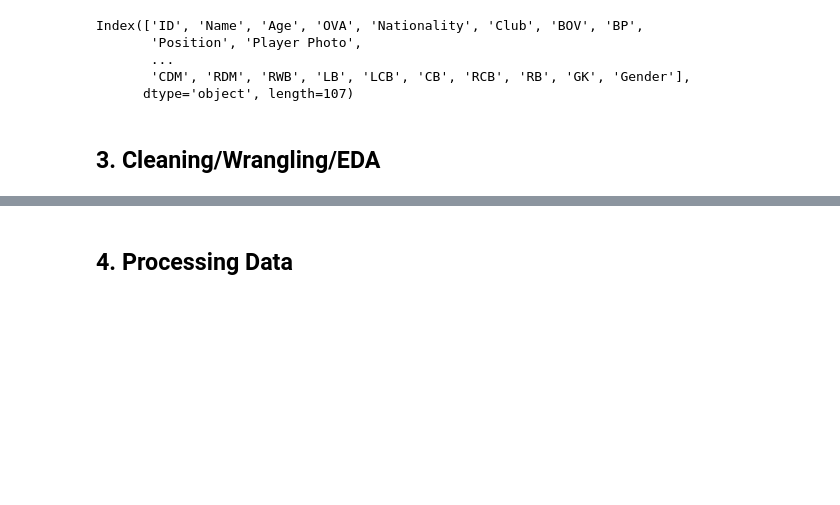
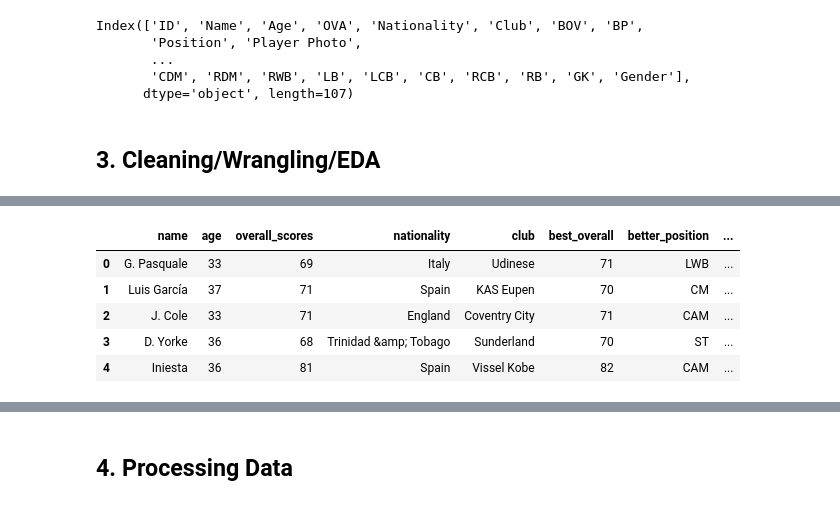
Before and after one commit to mariabollain/data_mid_bootcamp_project_FIFA_MoneyBall, a Jupyter notebook: FIFA.ipynb, the cells around one changed output, grey strips where cells are left out. Saved outputs shown, nothing was run; the diff lists cells and outputs as text; code cells hidden in the pictures; blank space fills up the shorter version.

```diff
--- a/FIFA.ipynb
+++ b/FIFA.ipynb
@@ -75,0 +185,2 @@ data.head()
+# %%
+data = data.drop(["loan_date_end","composure"], axis = 1)
@@ -75,0 +191,4 @@ data.head()
+# %%
+# we still have a lot of nans, I would keep the "club" column because it's important but the rest of the columns with nans I would drop
+data["club"] = data["club"].fillna("unknown")
+data.shape
@@ -75,0 +197,3 @@ data.head()
+# %%
+data = data.dropna(axis =1)
+data.shape
@@ -75,0 +254,5 @@ data.head()
+# %%
+# I'm going to create a new column height_cm and convert the values to cm. For that, first I remove the " symbol
+
+data["height"] = data["height"].str.replace('"',"")
+data["height"].value_counts()
@@ -75,0 +277,10 @@ data.head()
+# %%
+data["height_cm"] = data["height"].apply(lambda x: int(x.split("'")[0])*30.48 + int(x.split("'")[1])*2.54)
+data.head()
+# %% [output]
+|  | name | age | overall_scores | nationality | club | best_overall | better_position | ... |
+| 0 | G. Pasquale | 33 | 69 | Italy | Udinese | 71 | LWB | ... |
+| 1 | Luis García | 37 | 71 | Spain | KAS Eupen | 70 | CM | ... |
+| 2 | J. Cole | 33 | 71 | England | Coventry City | 71 | CAM | ... |
+| 3 | D. Yorke | 36 | 68 | Trinidad &amp; Tobago | Sunderland | 70 | ST | ... |
+| 4 | Iniesta | 36 | 81 | Spain | Vissel Kobe | 82 | CAM | ... |
```
Also changed, not shown: parts of 30 cells of this notebook.
